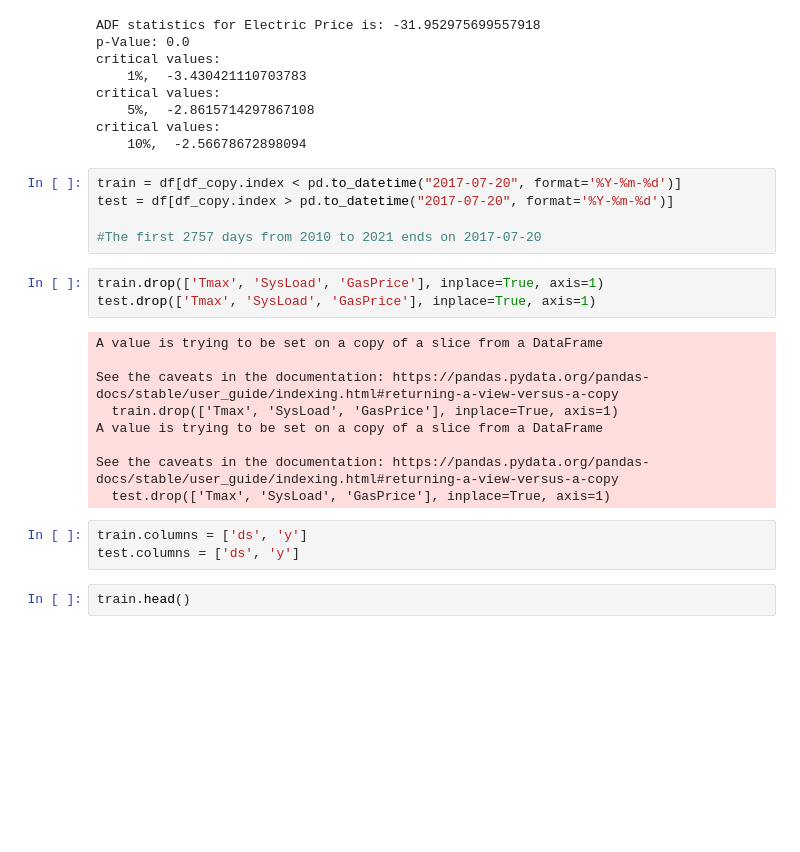
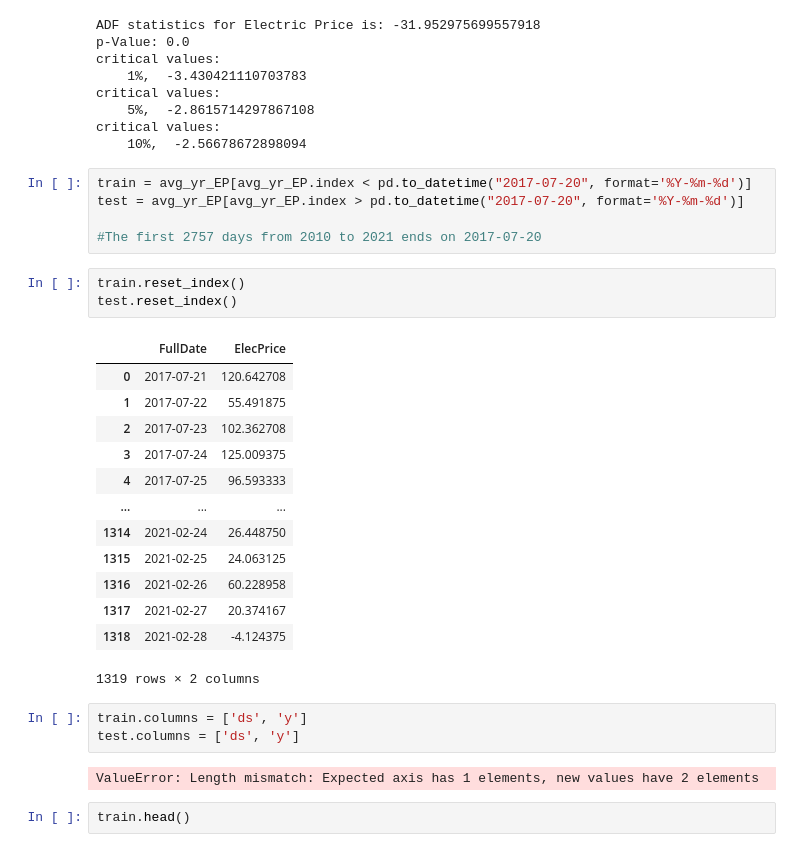
Before and after one commit to bakasheddy/time-series-forecasting-of-electricity-prices-of-a-District, a Jupyter notebook: practical time series analysis and forcast.ipynb, the cells around one changed output. Cells and saved outputs as stored; diff of their text form; blank space fills up the shorter version.

```diff
--- a/practical time series analysis and forcast.ipynb
+++ b/practical time series analysis and forcast.ipynb
@@ -182,25 +182,32 @@ critical values:
 critical values:
     10%,  -2.56678672898094
 # %%
-train = df[df_copy.index < pd.to_datetime("2017-07-20", format='%Y-%m-%d')]
-test = df[df_copy.index > pd.to_datetime("2017-07-20", format='%Y-%m-%d')]
+train = avg_yr_EP[avg_yr_EP.index < pd.to_datetime("2017-07-20", format='%Y-%m-%d')]
+test = avg_yr_EP[avg_yr_EP.index > pd.to_datetime("2017-07-20", format='%Y-%m-%d')]
 
 #The first 2757 days from 2010 to 2021 ends on 2017-07-20
-# %%
-train.drop(['Tmax', 'SysLoad', 'GasPrice'], inplace=True, axis=1)
-test.drop(['Tmax', 'SysLoad', 'GasPrice'], inplace=True, axis=1)
-# %% [output]
-A value is trying to be set on a copy of a slice from a DataFrame
-
-See the caveats in the documentation: https://pandas.pydata.org/pandas-docs/stable/user_guide/indexing.html#returning-a-view-versus-a-copy
-  train.drop(['Tmax', 'SysLoad', 'GasPrice'], inplace=True, axis=1)
-A value is trying to be set on a copy of a slice from a DataFrame
-
-See the caveats in the documentation: https://pandas.pydata.org/pandas-docs/stable/user_guide/indexing.html#returning-a-view-versus-a-copy
-  test.drop(['Tmax', 'SysLoad', 'GasPrice'], inplace=True, axis=1)
+# %%
+train.reset_index()
+test.reset_index()
+# %% [output]
+|  | FullDate | ElecPrice |
+| 0 | 2017-07-21 | 120.642708 |
+| 1 | 2017-07-22 | 55.491875 |
+| 2 | 2017-07-23 | 102.362708 |
+| 3 | 2017-07-24 | 125.009375 |
+| 4 | 2017-07-25 | 96.593333 |
+| ... | ... | ... |
+| 1314 | 2021-02-24 | 26.448750 |
+| 1315 | 2021-02-25 | 24.063125 |
+| 1316 | 2021-02-26 | 60.228958 |
+| 1317 | 2021-02-27 | 20.374167 |
+| 1318 | 2021-02-28 | -4.124375 |
+1319 rows × 2 columns
 # %%
 train.columns = ['ds', 'y']
 test.columns = ['ds', 'y']
+# %% [output]
+ValueError: Length mismatch: Expected axis has 1 elements, new values have 2 elements
 # %%
 train.head()
 # %% [output]
```
